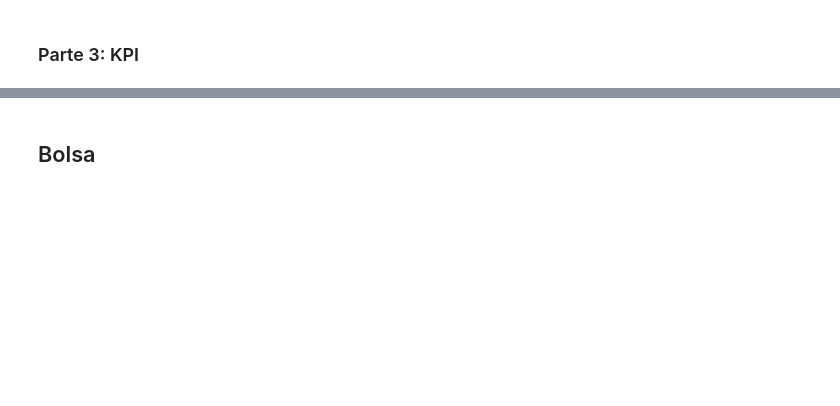
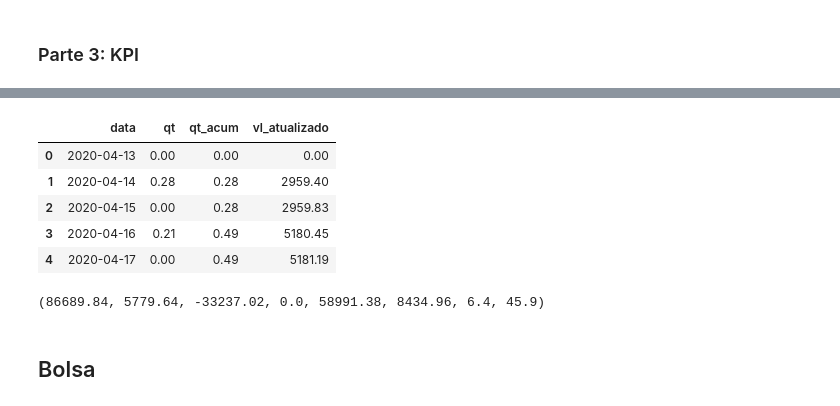
Before and after one commit to rknagao/b3-report, a Jupyter notebook: src/manutencao.ipynb, the cells around one changed output, grey strips where cells are left out. Cells and saved outputs as stored; diff of their text form; code cells hidden in the pictures; blank space fills up the shorter version.

```diff
--- a/src/manutencao.ipynb
+++ b/src/manutencao.ipynb
@@ -275,29 +285,36 @@ date_interval
 # %%
-df_date = pd.DataFrame({'data': pd.date_range(df_tesouro_historico['data'].min().to_pydatetime() - datetime.timedelta(days=1),
-                                                df_tesouro_historico['data'].max().to_pydatetime())})
-df_kpi = pd.merge(df_date, df_tesouro_historico, on='data', how='left')
+df_date = pd.DataFrame({'data': pd.date_range(df_tesouro_treatment['data'].min().to_pydatetime() - datetime.timedelta(days=1),
+                                                df_tesouro_treatment['data'].max().to_pydatetime())})
+df_kpi = pd.merge(df_date, df_tesouro_treatment, on='data', how='left')
 df_kpi = df_kpi.groupby('data').agg({'qt':'sum', 'qt_acum':'sum',  'vl_atualizado':'sum'}).reset_index()
 df_kpi['vl_atualizado'] = np.where(df_kpi['qt_acum'] != 0, df_kpi['vl_atualizado'], np.nan)
 df_kpi['vl_atualizado'] = df_kpi['vl_atualizado'].fillna(method='ffill').fillna(0)
 df_kpi.head()
+# %% [output]
+|  | data | qt | qt_acum | vl_atualizado |
+| 0 | 2020-04-13 | 0.00 | 0.00 | 0.00 |
+| 1 | 2020-04-14 | 0.28 | 0.28 | 2959.40 |
+| 2 | 2020-04-15 | 0.00 | 0.28 | 2959.83 |
+| 3 | 2020-04-16 | 0.21 | 0.49 | 5180.45 |
+| 4 | 2020-04-17 | 0.00 | 0.49 | 5181.19 |
 # %%
 # Cálculo dos aportes históricos.
-vl_aporte = df_tesouro_historico.loc[(df_tesouro_historico['qt'] != 0) &
-                                        (df_tesouro_historico['vl_total'] > 0) &
-                                        (df_tesouro_historico['data'] <= date_interval[1]), 'vl_total'].sum()
+vl_aporte = df_tesouro_treatment.loc[(df_tesouro_treatment['qt'] != 0) &
+                                        (df_tesouro_treatment['vl_total'] > 0) &
+                                        (df_tesouro_treatment['data'] <= date_interval[1]), 'vl_total'].sum()
 
-vl_aporte_delta = df_tesouro_historico.loc[(df_tesouro_historico['qt'] != 0) &
-                                            (df_tesouro_historico['vl_total'] > 0) &
-                                            (df_tesouro_historico['data'].between(date_interval[0], date_interval[1])), 'vl_total'].sum()
+vl_aporte_delta = df_tesouro_treatment.loc[(df_tesouro_treatment['qt'] != 0) &
+                                            (df_tesouro_treatment['vl_total'] > 0) &
+                                            (df_tesouro_treatment['data'].between(date_interval[0], date_interval[1])), 'vl_total'].sum()
 
 # Cálculo dos valores resgatados.
-vl_resgate = df_tesouro_historico.loc[(df_tesouro_historico['qt'] != 0) &
-                                        (df_tesouro_historico['vl_total'] < 0) &
-                                        (df_tesouro_historico['data'] <= date_interval[1]), 'vl_total'].sum()
+vl_resgate = df_tesouro_treatment.loc[(df_tesouro_treatment['qt'] != 0) &
+                                        (df_tesouro_treatment['vl_total'] < 0) &
+                                        (df_tesouro_treatment['data'] <= date_interval[1]), 'vl_total'].sum()
 
-vl_resgate_delta = df_tesouro_historico.loc[(df_tesouro_historico['qt'] != 0) &
-                                            (df_tesouro_historico['vl_total'] < 0) &
-                                            (df_tesouro_historico['data'].between(date_interval[0], date_interval[1])), 'vl_total'].sum()
+vl_resgate_delta = df_tesouro_treatment.loc[(df_tesouro_treatment['qt'] != 0) &
+                                            (df_tesouro_treatment['vl_total'] < 0) &
+                                            (df_tesouro_treatment['data'].between(date_interval[0], date_interval[1])), 'vl_total'].sum()
 
 # Cálculo do valor patrimonial.
 vl_patrimonio = df_kpi.loc[df_kpi['data'] == date_interval[1], 'vl_atualizado'].sum()
@@ -311,6 +328,8 @@ else:
     rendimento_nominal_delta = 0
 
 vl_aporte, vl_aporte_delta, vl_resgate, vl_resgate_delta, vl_patrimonio, vl_patrimonio_delta, rendimento_nominal, rendimento_nominal_delta
+# %% [output]
+(86689.84, 5779.64, -33237.02, 0.0, 58991.38, 8434.96, 6.4, 45.9)
 # %% [markdown]
 ## Bolsa
 # %%
```
Also changed, not shown: parts of 26 cells of this notebook, 4 other files.
